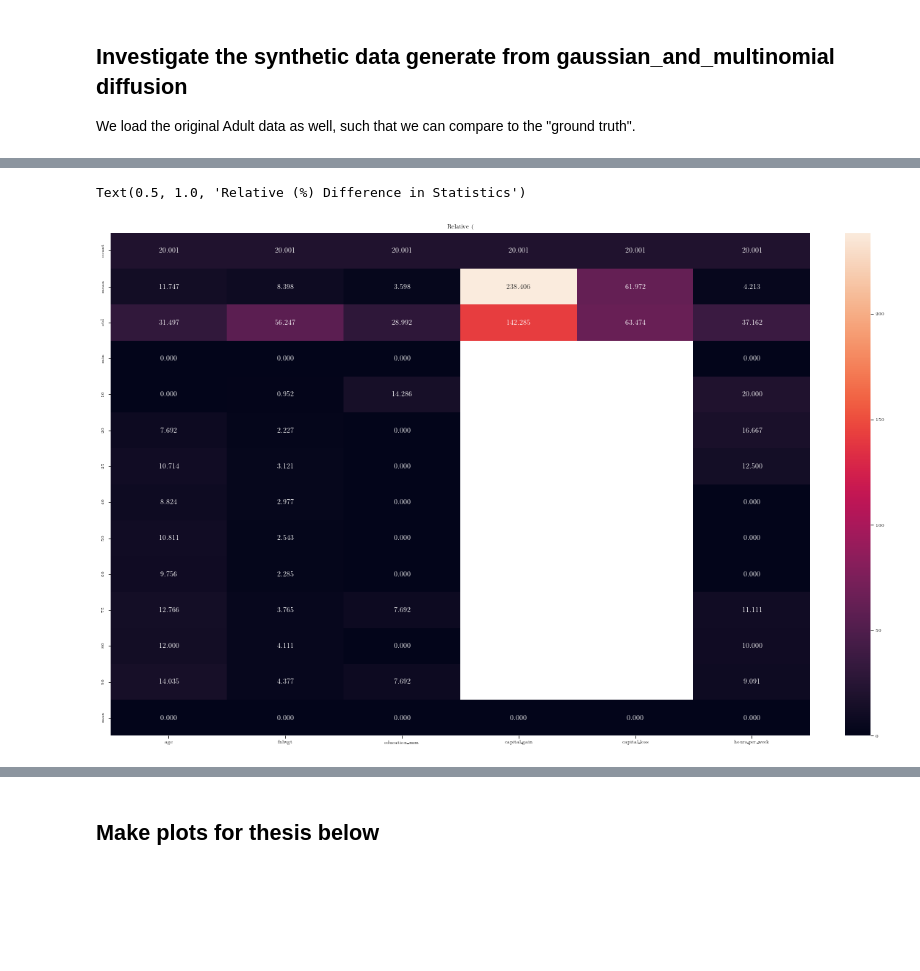
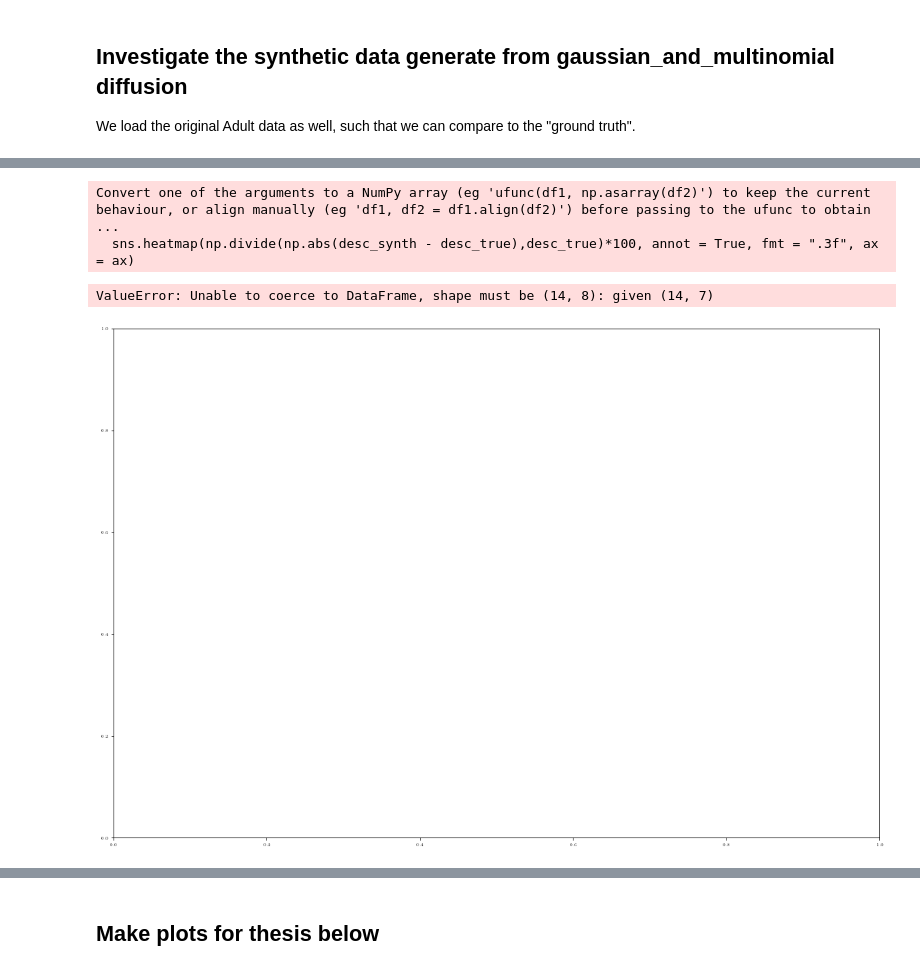
Before and after one commit to alexaoh/tabular-diffusion-for-counterfactuals, a Jupyter notebook: investigate_synthetic_data.ipynb, the cells around one changed output, grey strips where cells are left out. Saved outputs shown, nothing was run; the diff lists cells and outputs as text; code cells hidden in the pictures; blank space fills up the shorter version.

```diff
--- a/investigate_synthetic_data.ipynb
+++ b/investigate_synthetic_data.ipynb
@@ -124,14 +130,16 @@ Text(0.5, 1.0, 'Abs. Difference Correlation')
 # %%
 percentiles = [0.1, 0.2, 0.25, 0.4, 0.5, 0.6, 0.75, 0.8, 0.9]
 desc_synth = synthetic_samples.describe(percentiles = percentiles)
-desc_true = adult_data.iloc[:,:-1].describe(percentiles = percentiles)
+desc_true = adult_data.describe(percentiles = percentiles)
 
 fig, ax = plt.subplots(figsize = (15,10))
 sns.heatmap(np.divide(np.abs(desc_synth - desc_true),desc_true)*100, annot = True, fmt = ".3f", ax = ax)
 ax.set_title("Relative (%) Difference in Statistics")
 # %% [output]
-Text(0.5, 1.0, 'Relative (%) Difference in Statistics')
+Convert one of the arguments to a NumPy array (eg 'ufunc(df1, np.asarray(df2)') to keep the current behaviour, or align manually (eg 'df1, df2 = df1.align(df2)') before passing to the ufunc to obtain  ...
+  sns.heatmap(np.divide(np.abs(desc_synth - desc_true),desc_true)*100, annot = True, fmt = ".3f", ax = ax)
+ValueError: Unable to coerce to DataFrame, shape must be (14, 8): given (14, 7)
-[figure, old version]
+[figure, new version]
 # %%
 fig, axs = plt.subplots(2,2, figsize = (15, 15))
 axs = axs.ravel()
```
Also changed, not shown: parts of 14 cells of this notebook, 10 other files.
